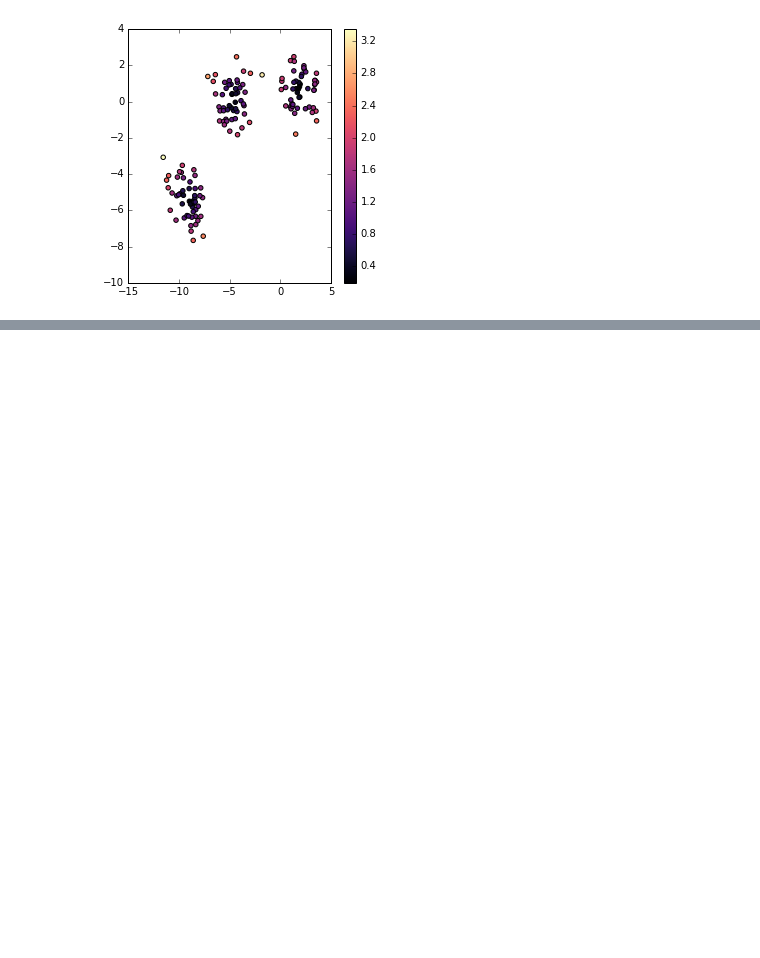
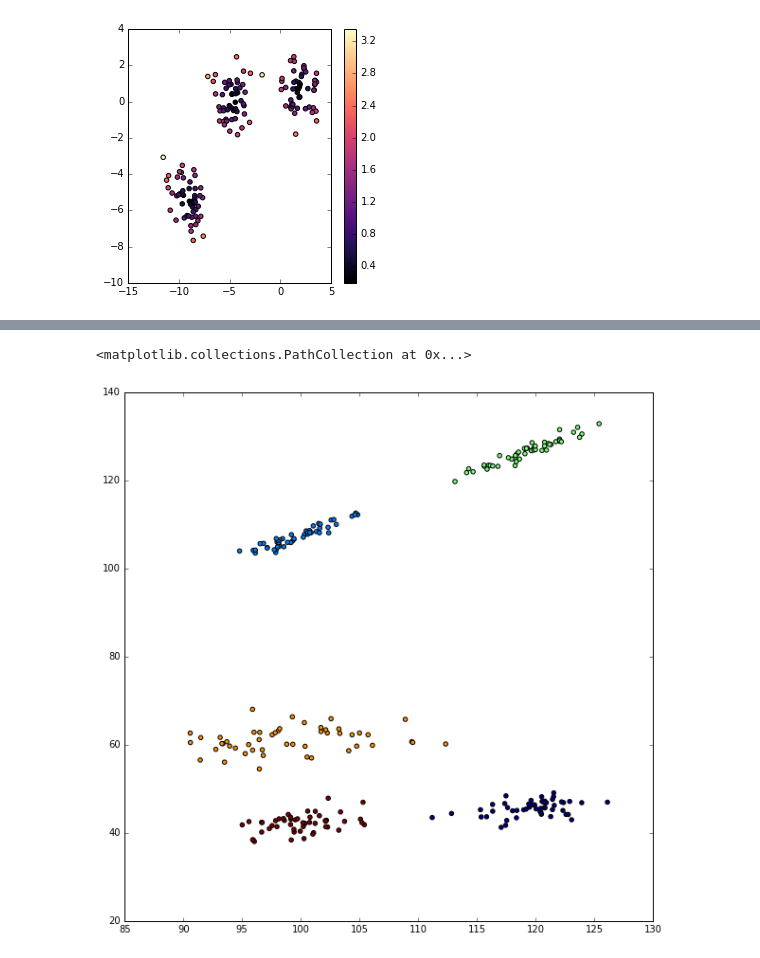
Before and after one commit to iampritishpatil/CAMP2016-Machinelearning, a Jupyter notebook: Tutorial_notebook.ipynb, the cells around one changed output, grey strips where cells are left out. Cells and saved outputs as stored; diff of their text form; code cells hidden in the pictures; blank space fills up the shorter version.

```diff
--- a/Tutorial_notebook.ipynb
+++ b/Tutorial_notebook.ipynb
@@ -205,0 +259,13 @@ plt.colorbar()
+# %%
+km=KMeans(n_clusters=5, random_state=random_state)
+y_pred = km.fit_predict(X)
+labels=km.labels_
+cluster_centers=km.cluster_centers_
+
+
+plt.figure(figsize=(10, 10))
+#plt.subplot(221)
+plt.scatter(X[:, 0], X[:, 1], c=y_pred,cmap='jet')
+# %% [output]
+<matplotlib.collections.PathCollection at 0x...>
+[figure, added]
```
Also changed, not shown: parts of 4 cells of this notebook.
